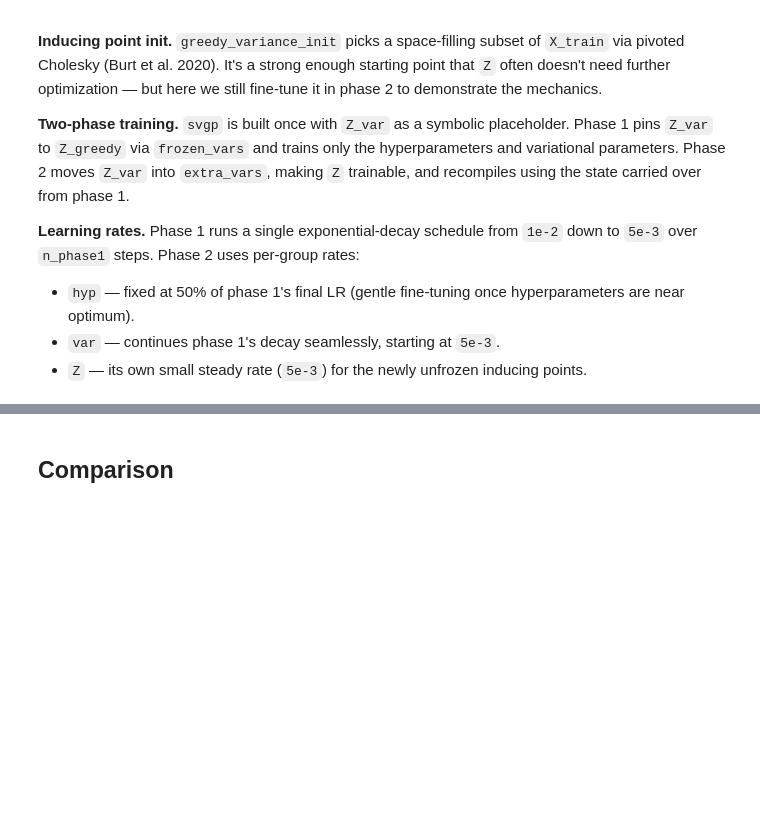
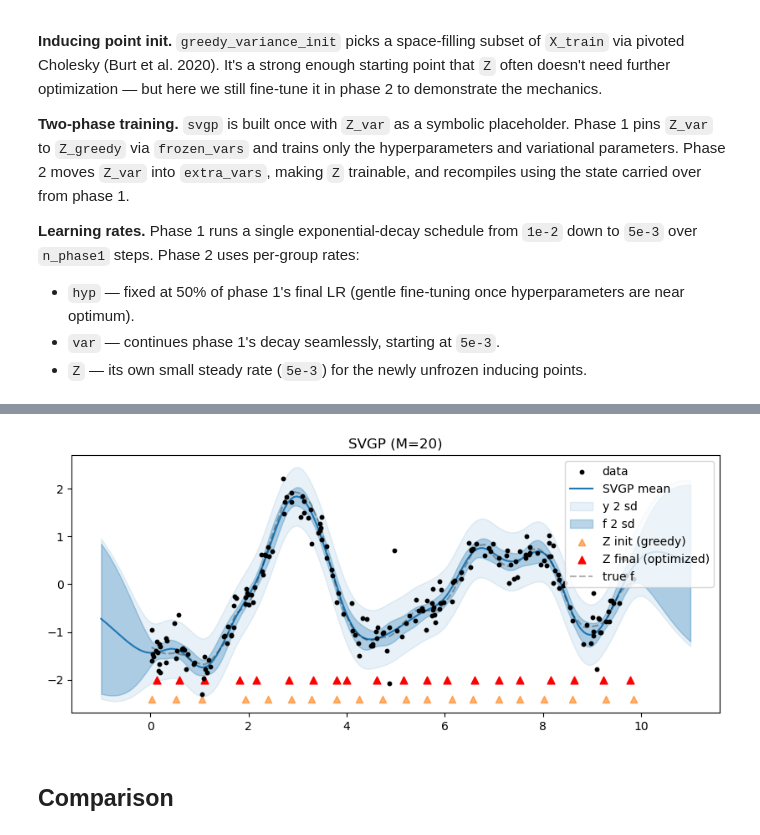
Before and after one commit to bwengals/ptgp, a Jupyter notebook: notebooks/demo.ipynb, the cells around one changed output, grey strips where cells are left out. Cells and saved outputs as stored; diff of their text form; code cells hidden in the pictures; blank space fills up the shorter version.

```diff
--- a/notebooks/demo.ipynb
+++ b/notebooks/demo.ipynb
@@ -170,8 +186,7 @@ M_svgp = 20
 Z_init_kernel = pg.kernels.Matern52(input_dim=1, ls=1.0)
 Z_greedy = pg.inducing.greedy_variance_init(X_train, M_svgp, Z_init_kernel, rng=42).Z
 
-q_mu_var = pt.vector("q_mu")
-q_sqrt_var = pt.matrix("q_sqrt")
+vp = pg.gp.init_variational_params(M_svgp)
 Z_var = pt.matrix("Z")
 
 with pm.Model() as svgp_model:
@@ -186,7 +201,7 @@ with pm.Model() as svgp_model:
     svgp = pg.gp.SVGP(
         kernel=kernel, likelihood=lik,
         inducing_variable=pg.inducing.Points(Z_var),
-        q_mu=q_mu_var, q_sqrt=q_sqrt_var,
+        variational_params=vp,
     )
 # %% [markdown]
 ### Training strategy
@@ -218,8 +233,8 @@ phase1_final_lr = phase1_base_lr * phase1_decay_rate  # LR at t=n_phase1
 train_step_1, shared_params_1, shared_extras_1 = pg.optim.compile_training_step(
     elbo_scaled, svgp, X_batch_var, y_batch_var,
     model=svgp_model,
-    extra_vars=[q_mu_var, q_sqrt_var],
-    extra_init=[np.zeros(M_svgp), np.eye(M_svgp)],
+    extra_vars=vp.extra_vars,
+    extra_init=vp.extra_init,
     frozen_vars={Z_var: Z_greedy},
     learning_rate=pg.optim.schedules.exponential_decay(
         phase1_base_lr, decay_rate=phase1_decay_rate, decay_steps=n_phase1,
@@ -243,11 +258,11 @@ phase2_hyp_lr = 0.5 * phase1_final_lr
 train_step_2, shared_params_svgp, shared_extras_svgp = pg.optim.compile_training_step(
     elbo_scaled, svgp, X_batch_var, y_batch_var,
     model=svgp_model,
-    extra_vars=[q_mu_var, q_sqrt_var, Z_var],
-    extra_init=[np.zeros(M_svgp), np.eye(M_svgp), Z_greedy],
+    extra_vars=[*vp.extra_vars, Z_var],
+    extra_init=[*vp.extra_init, Z_greedy],
     param_groups={
         "hyp": hyp_value_vars,
-        "var": [q_mu_var, q_sqrt_var],
+        "var": vp.extra_vars,
         "Z":   [Z_var],
     },
     learning_rate={
@@ -259,11 +274,11 @@ train_step_2, shared_params_svgp, shared_extras_svgp = pg.optim.compile_training
     },
 )
 
-# Carry phase-1 state into phase 2.
+# Carry phase-1 state into phase 2 (q_mu, q_sqrt_flat shared values).
 for vv, sh1 in shared_params_1.items():
     shared_params_svgp[vv].set_value(sh1.get_value())
-shared_extras_svgp[0].set_value(shared_extras_1[0].get_value())
-shared_extras_svgp[1].set_value(shared_extras_1[1].get_value())
+for sh2, sh1 in zip(shared_extras_svgp[: len(vp.extra_vars)], shared_extras_1):
+    sh2.set_value(sh1.get_value())
 
 t0 = time.time()
 for step in range(n_phase2):
@@ -289,31 +320,33 @@ plt.title("SVGP training loss");
 # %%
 predict_svgp = pg.optim.compile_predict(
     svgp, X_new_var, svgp_model, shared_params_svgp,
-    extra_vars=[q_mu_var, q_sqrt_var, Z_var],
+    extra_vars=[*vp.extra_vars, Z_var],
     shared_extras=shared_extras_svgp,
 )
 predict_svgp_y = pg.optim.compile_predict(
     svgp, X_new_var, svgp_model, shared_params_svgp,
-    extra_vars=[q_mu_var, q_sqrt_var, Z_var],
+    extra_vars=[*vp.extra_vars, Z_var],
     shared_extras=shared_extras_svgp, incl_lik=True,
 )
 
 mu_svgp, var_svgp = predict_svgp(X_test)
 mu_svgp_y, var_svgp_y = predict_svgp_y(X_test)
 sd_svgp = np.sqrt(var_svgp)
 sd_svgp_y = np.sqrt(var_svgp_y)
 
 plt.figure(figsize=(10, 4))
 plt.scatter(X_train, y_train, s=10, c="k", zorder=3, label="data")
 plt.plot(X_test, mu_svgp, "C0", label="SVGP mean")
 plt.fill_between(X_test.ravel(), mu_svgp_y - 2*sd_svgp_y, mu_svgp_y + 2*sd_svgp_y, alpha=0.1, color="C0", label="y 2 sd")
 plt.fill_between(X_test.ravel(), mu_svgp - 2*sd_svgp, mu_svgp + 2*sd_svgp, alpha=0.3, color="C0", label="f 2 sd")
-Z_opt = shared_extras_svgp[2].get_value()
+Z_opt = shared_extras_svgp[len(vp.extra_vars)].get_value()
 plt.scatter(Z_greedy.ravel(), np.zeros(M_svgp) - 2.4, marker="^", c="C1", s=35, alpha=0.6, label="Z init (greedy)")
 plt.scatter(Z_opt.ravel(), np.zeros(M_svgp) - 2.0, marker="^", c="r", s=40, label="Z final (optimized)")
 plt.plot(X_train, f_train, "k--", alpha=0.3, label="true f")
 plt.legend(loc="upper right")
 plt.title(f"SVGP (M={M_svgp})");
+# %% [output]
+[figure, added]
 # %% [markdown]
 ## Comparison
 # %%
```
Also changed, not shown: parts of 8 cells of this notebook.
